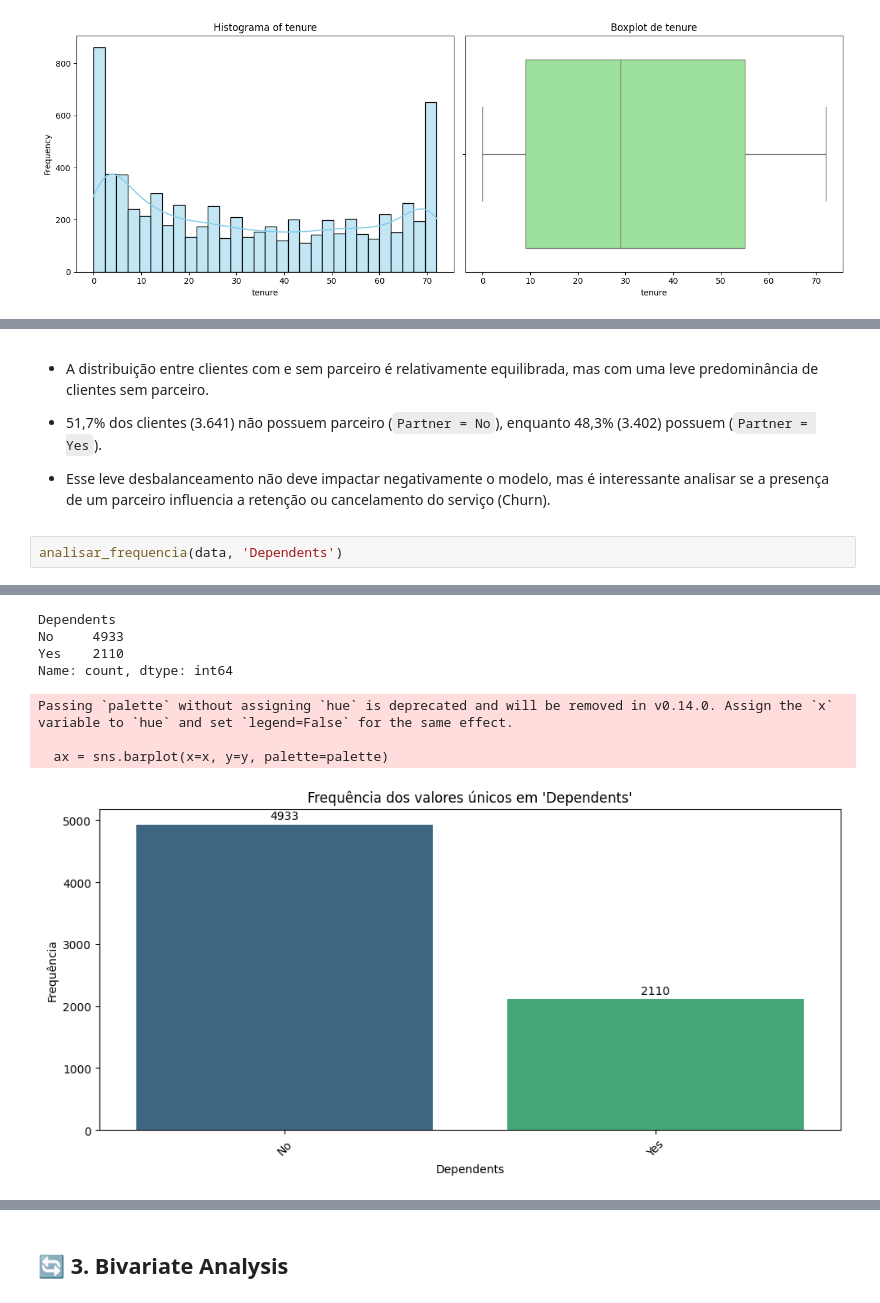
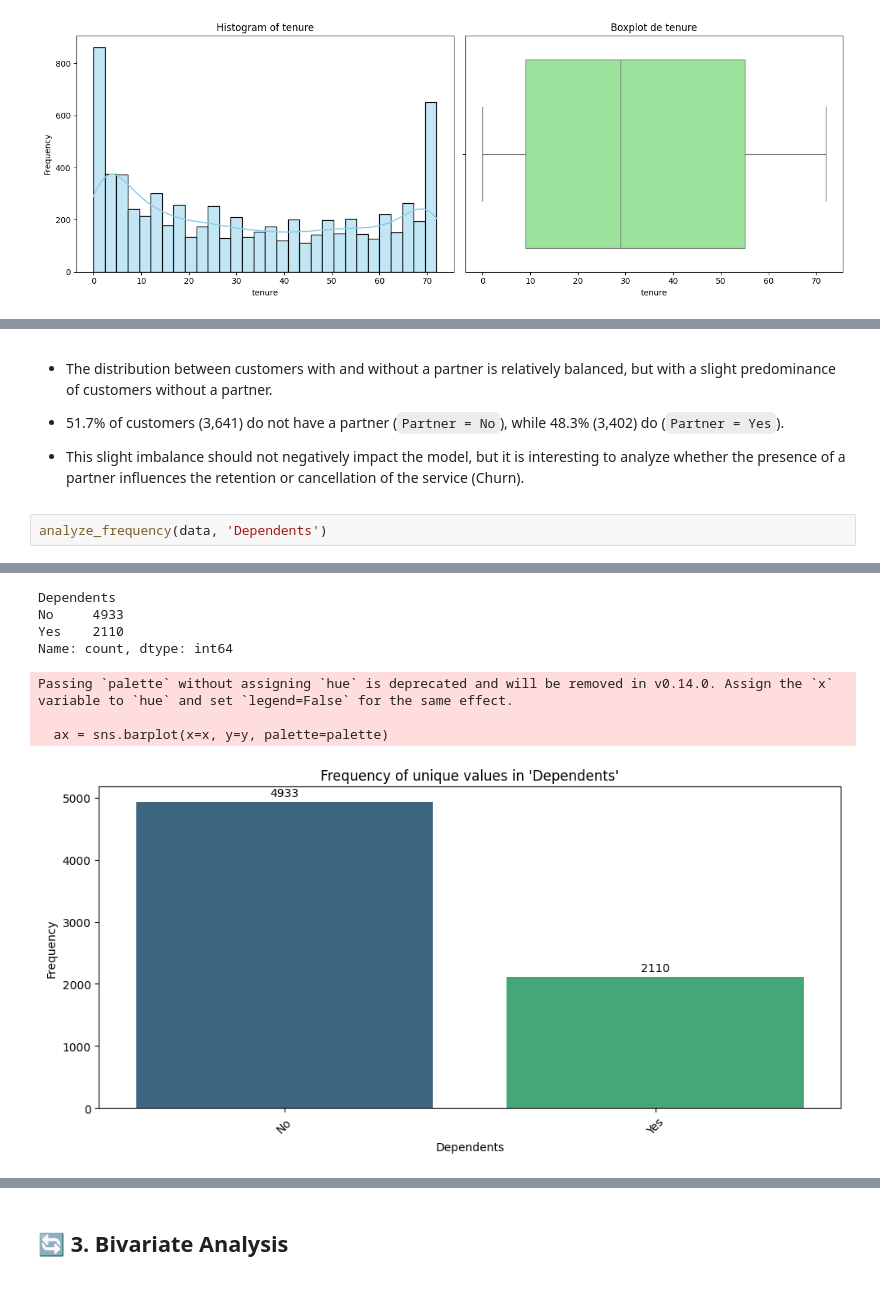
Before and after one commit to EduardoSantosSousa/MLOPS-CHURN, a Jupyter notebook: notebook/Data_Analysis_Telco_Custumer.ipynb, the cells around one changed output, grey strips where cells are left out. Cells and saved outputs as stored; diff of their text form.

```diff
--- a/notebook/Data_Analysis_Telco_Custumer.ipynb
+++ b/notebook/Data_Analysis_Telco_Custumer.ipynb
@@ -320,9 +321,9 @@ Passing `palette` without assigning `hue` is deprecated and will be removed in v
 # %% [markdown]
-- A distribuição entre clientes com e sem parceiro é relativamente equilibrada, mas com uma leve predominância de clientes sem parceiro.
+- The distribution between customers with and without a partner is relatively balanced, but with a slight predominance of customers without a partner.
 
-- 51,7% dos clientes (3.641) não possuem parceiro (`Partner = No`), enquanto 48,3% (3.402) possuem (`Partner = Yes`).
+- 51.7% of customers (3,641) do not have a partner (`Partner = No`), while 48.3% (3,402) do (`Partner = Yes`).
 
-- Esse leve desbalanceamento não deve impactar negativamente o modelo, mas é interessante analisar se a presença de um parceiro influencia a retenção ou cancelamento do serviço (Churn).
+- This slight imbalance should not negatively impact the model, but it is interesting to analyze whether the presence of a partner influences the retention or cancellation of the service (Churn).
 # %%
-analisar_frequencia(data, 'Dependents')
+analyze_frequency(data, 'Dependents')
 # %% [output]
@@ -330,9 +331,9 @@ Frequência dos valores únicos na coluna 'Dependents':
 Dependents
 No     4933
 Yes    2110
 Name: count, dtype: int64
 Passing `palette` without assigning `hue` is deprecated and will be removed in v0.14.0. Assign the `x` variable to `hue` and set `legend=False` for the same effect.
 
   ax = sns.barplot(x=x, y=y, palette=palette)
-[figure, old version]
+[figure, new version]
 # %% [markdown]
```
Also changed, not shown: parts of 44 cells of this notebook, 6 other files.
